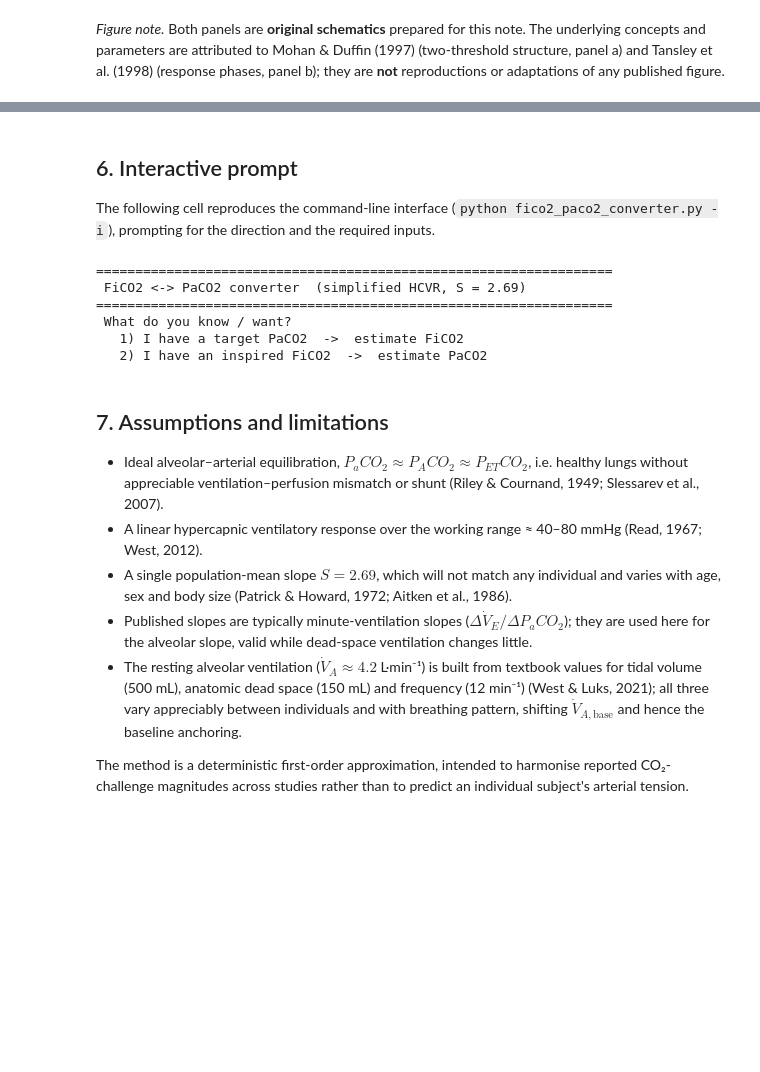
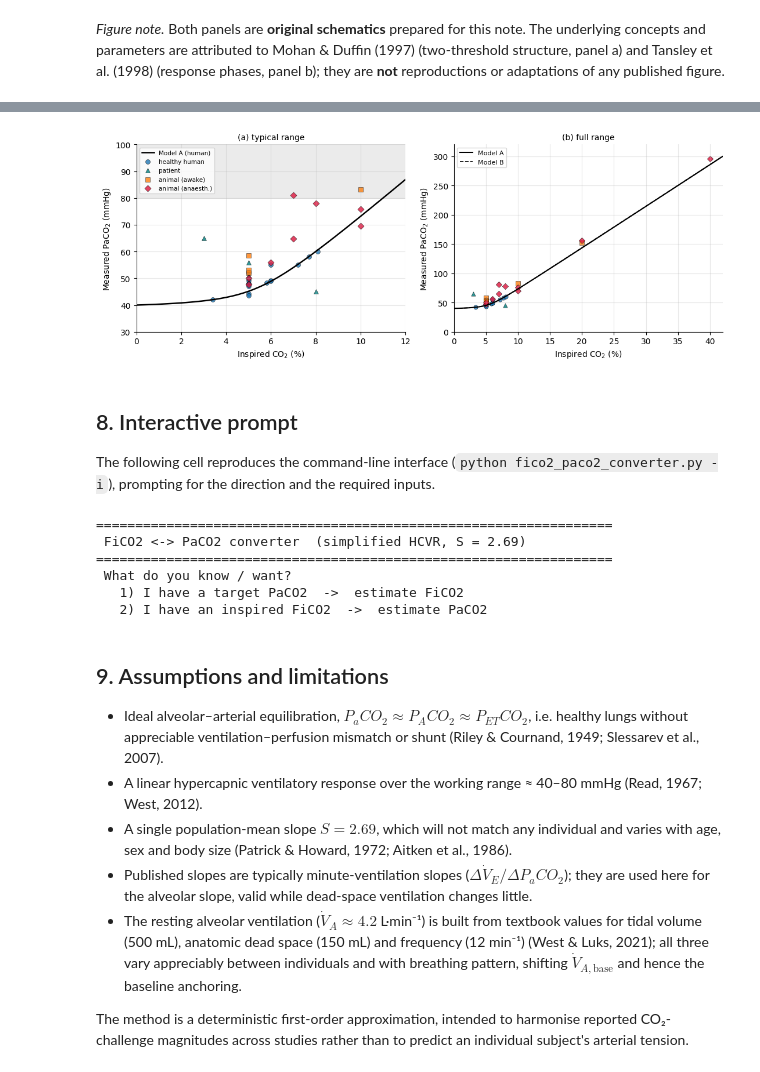
Before and after one commit to moonsukk/fico2-paco2-converter, a Jupyter notebook: FiCO2_PaCO2_conversion.ipynb, the cells around one changed output, grey strips where cells are left out. Drawn from its saved outputs; the diff is of its cells as text; code cells hidden in the pictures; blank space fills up the shorter version.

```diff
--- a/FiCO2_PaCO2_conversion.ipynb
+++ b/FiCO2_PaCO2_conversion.ipynb
@@ -444,5 +513,75 @@ reproductions or adaptations of any published figure.
+# %%
+# Paired (inspired CO2 %, measured PaCO2 mmHg, category) from the companion review (36 challenges).
+review_pairs = [
+    (3, 64.9, 'patient'),
+    (3.4, 42, 'human'),
+    (5, 49.2, 'human'),
+    (5, 48.1, 'human'),
+    (5, 58.53, 'animal_awake'),
+    (5, 44.2, 'human'),
+    (5, 48, 'human'),
+    (5, 43.6, 'human'),
+    (5, 50.1, 'human'),
+    (5, 48, 'human'),
+    (5, 50.1, 'human'),
+    (5, 47, 'human'),
+    (5, 47.7, 'animal_anaes'),
+    (5, 53, 'animal_awake'),
+    (5, 50, 'animal_anaes'),
+    (5, 52, 'animal_awake'),
+    (5, 56, 'patient'),
+    (5, 52, 'human'),
+    (5.8, 48.4, 'human'),
+    (6, 49.3, 'human'),
+    (6, 55, 'human'),
+    (6, 48.9, 'human'),
+    (6, 56, 'animal_anaes'),
+    (7, 81, 'animal_anaes'),
+    (7, 64.7, 'animal_anaes'),
+    (7.2, 55, 'human'),
+    (7.7, 58, 'human'),
+    (8, 78, 'animal_anaes'),
+    (8, 45, 'patient'),
+    (8.1, 60, 'human'),
+    (10, 83.1, 'animal_awake'),
+    (10, 75.8, 'animal_anaes'),
+    (10, 69.6, 'animal_anaes'),
+    (20, 156, 'animal_anaes'),
+    (20, 152, 'animal_awake'),
+    (40, 296, 'animal_anaes')
+]
+try:
+    import numpy as np, matplotlib.pyplot as plt
+    styles = {'human': ('tab:blue','o','healthy human'), 'patient': ('teal','^','patient'),
+              'animal_awake': ('tab:orange','s','animal (awake)'), 'animal_anaes': ('crimson','D','animal (anaesth.)')}
+    fig, (ax1, ax2) = plt.subplots(1, 2, figsize=(11, 4.2))
+    g = np.linspace(0, 12, 120)
+    ax1.plot(g, [fico2_to_paco2(f, pA) for f in g], 'k-', lw=1.8, label='Model A (human)')
+    g2 = np.linspace(0, 42, 200)
+    ax2.plot(g2, [fico2_to_paco2(f, pA) for f in g2], 'k-', lw=1.5, label='Model A')
+    ax2.plot(g2, [fico2_to_paco2_B(f, pB) for f in g2], 'k--', lw=1.2, label='Model B')
+    for key,(c,m,lab) in styles.items():
+        pts = [(i,h) for (i,h,k) in review_pairs if k==key]
+        if pts:
+            xs,ys = zip(*pts)
+            ax1.scatter([x for x in xs if x<=12], [h for x,h in zip(xs,ys) if x<=12],
+                        c=c, marker=m, s=32, alpha=.8, edgecolor='k', lw=.4, label=lab)
+            ax2.scatter(xs, ys, c=c, marker=m, s=28, alpha=.8, edgecolor='k', lw=.4)
+    ax1.axhspan(80, 100, color='0.85', alpha=.5, zorder=0)
+    ax1.set_xlim(0,12); ax1.set_ylim(30,100); ax1.set_title('(a) typical range', fontsize=10)
+    ax2.set_xlim(0,42); ax2.set_ylim(0,320); ax2.set_title('(b) full range', fontsize=10)
+    for ax in (ax1, ax2):
+        ax.set_xlabel('Inspired CO$_2$ (%)'); ax.set_ylabel('Measured PaCO$_2$ (mmHg)')
+        ax.grid(alpha=.3)
+        for s in ('top','right'): ax.spines[s].set_visible(False)
+    ax1.legend(fontsize=7.5, loc='upper left'); ax2.legend(fontsize=8, loc='upper left')
+    plt.tight_layout(); plt.show()
+except ImportError:
+    print('matplotlib not installed - run:  pip install matplotlib numpy')
+# %% [output]
+[figure, added]
 # %% [markdown]
-## 6. Interactive prompt
+## 8. Interactive prompt
 
 The following cell reproduces the command-line interface
 (`python fico2_paco2_converter.py -i`), prompting for the direction and the required inputs.
@@ -457,7 +596,7 @@ interactive()
    1) I have a target PaCO2  ->  estimate FiCO2
    2) I have an inspired FiCO2  ->  estimate PaCO2
 # %% [markdown]
-## 7. Assumptions and limitations
+## 9. Assumptions and limitations
 
 - Ideal alveolar–arterial equilibration, $P_aCO_2 \approx P_ACO_2 \approx P_{ET}CO_2$, i.e.
   healthy lungs without appreciable ventilation–perfusion mismatch or shunt (Riley &
```
Also changed, not shown: parts of 5 cells of this notebook, 2 other files.
